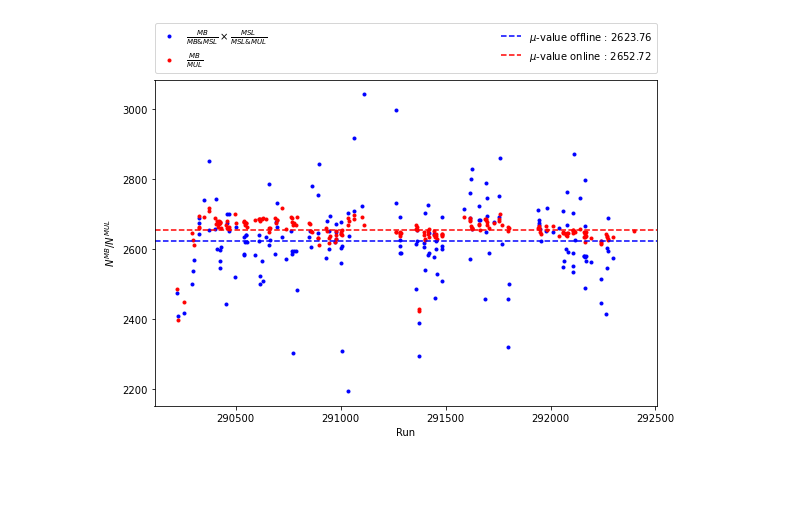
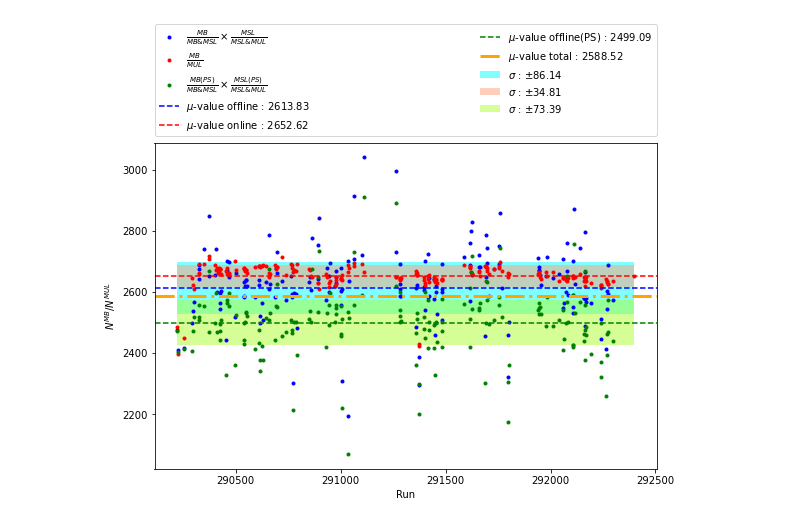
Before and after one commit to UlysseVNu/qqbar2mumu-2021, a Jupyter notebook: scaler.ipynb, the cells around one changed output. Saved outputs shown, nothing was run; the diff lists cells and outputs as text; code cells hidden in the pictures; blank space fills up the shorter version.

```diff
--- a/scaler.ipynb
+++ b/scaler.ipynb
@@ -8,37 +26,93 @@ data2=pd.read_csv("counters.online.csv")
 # %%
 #l(2) and a(2) are respectively vertical and horizontal coordinates of plot with off(on)line data
+#l3 accounts for physical selected events
+#L(2,3) is the sum of the number of events per run in order to normalize our mu-value calculus
 l=[]
+lm=[]
 a=[]
+L=0
 l2=[]
+lm2=[]
 a2=[]
+L2=0
+l3=[]
+lm3=[]
+a3=[]
+L3=0
 
 #m(2) and n(2) permit to calculate the mu-value obtained with off(on)line data
+#m3 accounts for physical selected events
 m=0
 n=0
 m2=0
 n2=0
+m3=0
+
+#s(2,3) represent the standard deviations
+s=0
+s2=0
+s3=0
 
 #Fill in the lists with ratios and runs
 for i in range(len(data.run)):
-    l=l+[(data["cint7all"][i]/data["cint7all&0msl"][i])*(data["cmsl7all"][i]/data["cmsl7all&0mul"][i])]
-    n+=1
-    m+=l[i]
-    a=a+[data["run"][i]]
+    lm += [data["cint7all"][i]*(data["cint7all"][i]/data["cint7all&0msl"][i])*(data["cmsl7all"][i]/data["cmsl7all&0mul"][i])]
+    lm3 += [data["cint7ps"][i]*(data["cint7ps"][i]/data["cint7all&0msl"][i])*(data["cmsl7ps"][i]/data["cmsl7all&0mul"][i])]
+    l += [(data["cint7all"][i]/data["cint7all&0msl"][i])*(data["cmsl7all"][i]/data["cmsl7all&0mul"][i])]
+    l3 += [(data["cint7ps"][i]/data["cint7all&0msl"][i])*(data["cmsl7ps"][i]/data["cmsl7all&0mul"][i])]
+    n += 1
+    m +=lm [i]
+    m3 += lm3[i]
+    a += [data["run"][i]]
+    L += data["cint7all"][i]
+    L3 += data["cint7ps"][i]
+
+m = m/L
+m3 = m3/L3
 
 for j in range(len(data2.run)):
-    l2=l2+[data2["cint7l0b"][j]/data2["cmul7l0b"][j]]
-    n2+=1
-    m2+=l2[j]
-    a2=a2+[data2["run"][j]]
+    l2 += [data2["cint7l0b"][j]/data2["cmul7l0b"][j]]
+    lm2 += [data2["cint7l0b"][j]*(data2["cint7l0b"][j]/data2["cmul7l0b"][j])]
+    n2 += 1
+    m2 += lm2[j]
+    a2 += [data2["run"][j]]
+    L2 += data2["cint7l0b"][j]
+
+m2 = m2/L2
+
+for i in range(len(l)):
+    s += data["cint7all"][i]*(l[i]-m)**2
+    s3 += data["cint7ps"][i]*(l3[i]-m3)**2
+
+s = sqrt(s/L)
+s3 = sqrt(s3/L3)
+
+for j in range(len(l2)):
+    s2 += data2["cint7l0b"][j]*(l2[j]-m2)**2
+
+s2 = sqrt(s2/L2)
+
+M=(m+m2+m3)/3
 
 plt.figure(figsize=(9,6))
+
 plt.plot(a,l,"b.",label=r"$\frac{MB}{MB& MSL}\times\frac{MSL}{MSL& MUL}$")
 plt.plot(a2,l2,"r.",label=r"$\frac{MB}{MUL}$")
-plt.axhline(y=m/n,linestyle='--',color="blue",label=f"$\mu$-value offline : {round(m/n,2)}")
-plt.axhline(y=m2/n2,linestyle='--',color="red",label=f"$\mu$-value online : {round(m2/n2,2)}")
+plt.plot(a,l3,"g.",label=r"$\frac{MB(PS)}{MB& MSL}\times\frac{MSL(PS)}{MSL& MUL}$")
+
+plt.axhline(y=m,linestyle='--',color="blue",label=f"$\mu$-value offline : {round(m,2)}")
+plt.fill_between(a2, m-s, m+s ,facecolor='cyan',alpha=0.5,label=f"$\sigma$ : $\pm${round(s,2)}")
+
+plt.axhline(y=m2,linestyle='--',color="red",label=f"$\mu$-value online : {round(m2,2)}")
+plt.fill_between(a2, m2-s2, m2+s2 ,facecolor='lightsalmon',alpha=0.5,label=f"$\sigma$ : $\pm${round(s2,2)}")
+
+plt.axhline(y=m3,linestyle='--',color="green",label=f"$\mu$-value offline(PS) : {round(m3,2)}")
+plt.fill_between(a2, m3-s3, m3+s3 ,facecolor='greenyellow',alpha=0.5,label=f"$\sigma$ : $\pm${round(s3,2)}")
+
+plt.axhline(y=M,linestyle='-.',color="orange",linewidth=3,label=f"$\mu$-value total : {round(M,2)}")
+
 plt.ylabel(r"$N^{MB}/N^{MUL}$")
 plt.xlabel("Run")
 plt.legend(bbox_to_anchor=(0., 1.02, 1., .102), loc=3,ncol=2, mode="expand", borderaxespad=0.)
 plt.savefig("graph.pdf")
 # %% [output]
-[figure, old version]
+[figure, new version]
```
Also changed, not shown: parts of 2 cells of this notebook.
